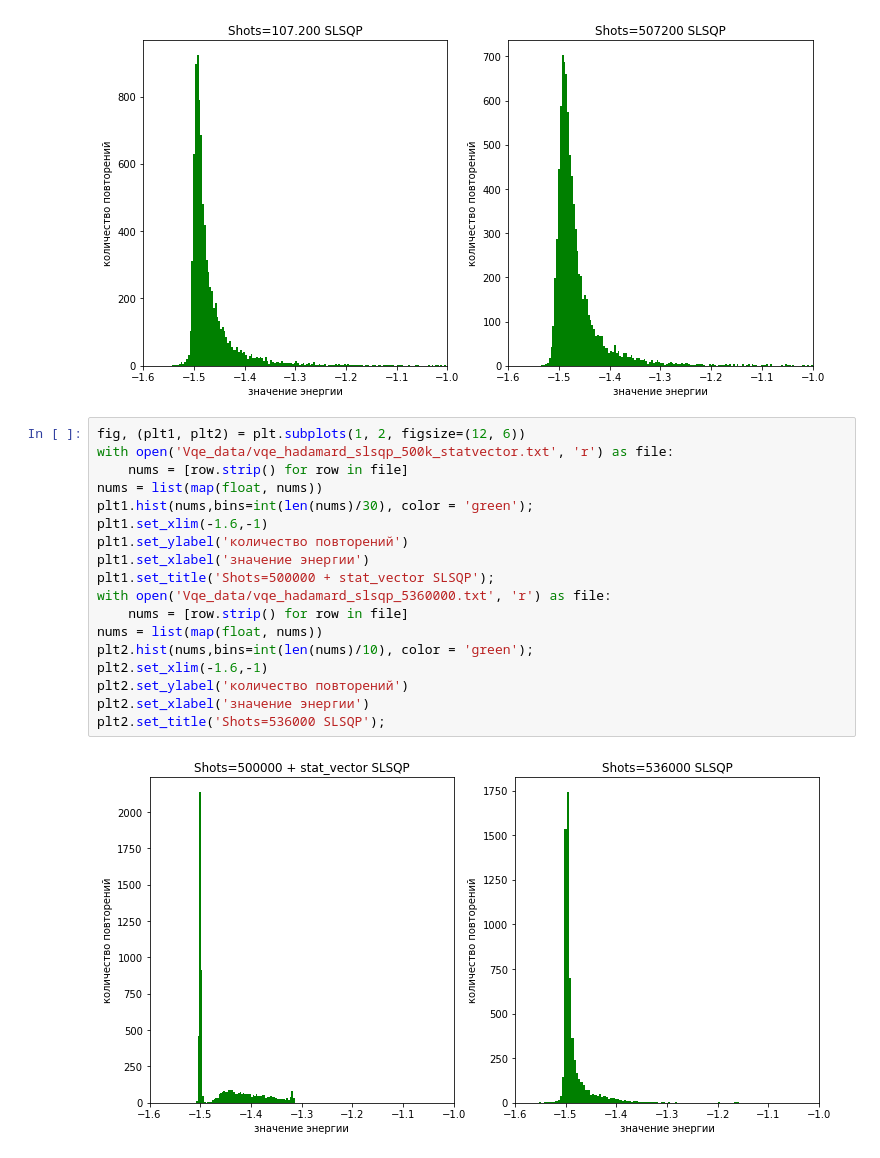
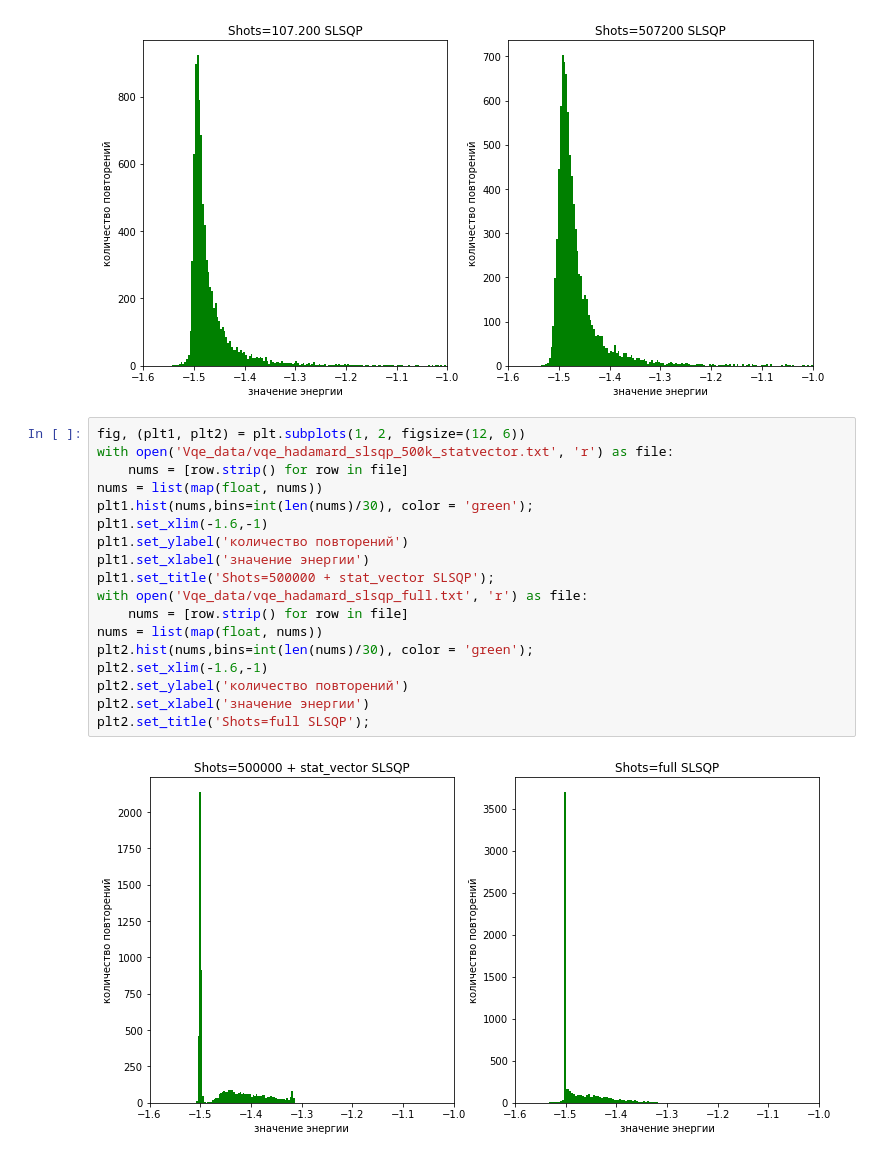
Before and after one commit to applevitya/vqe1, a Jupyter notebook: report_gradients.ipynb, the cells around one changed output. Cells and saved outputs as stored; diff of their text form.

```diff
--- a/report_gradients.ipynb
+++ b/report_gradients.ipynb
@@ -133,20 +133,20 @@ plt2.set_title('Shots=507200 SLSQP');
 # %%
 fig, (plt1, plt2) = plt.subplots(1, 2, figsize=(12, 6))
 with open('Vqe_data/vqe_hadamard_slsqp_500k_statvector.txt', 'r') as file:
     nums = [row.strip() for row in file]
 nums = list(map(float, nums))
 plt1.hist(nums,bins=int(len(nums)/30), color = 'green');
 plt1.set_xlim(-1.6,-1)
 plt1.set_ylabel('количество повторений')
 plt1.set_xlabel('значение энергии')
 plt1.set_title('Shots=500000 + stat_vector SLSQP');
-with open('Vqe_data/vqe_hadamard_slsqp_5360000.txt', 'r') as file:
+with open('Vqe_data/vqe_hadamard_slsqp_full.txt', 'r') as file:
     nums = [row.strip() for row in file]
 nums = list(map(float, nums))
-plt2.hist(nums,bins=int(len(nums)/10), color = 'green');
+plt2.hist(nums,bins=int(len(nums)/30), color = 'green');
 plt2.set_xlim(-1.6,-1)
 plt2.set_ylabel('количество повторений')
 plt2.set_xlabel('значение энергии')
-plt2.set_title('Shots=536000 SLSQP');
+plt2.set_title('Shots=full SLSQP');
 # %% [output]
-[figure, old version]
+[figure, new version]
```
Also changed, not shown: 4 other files.
